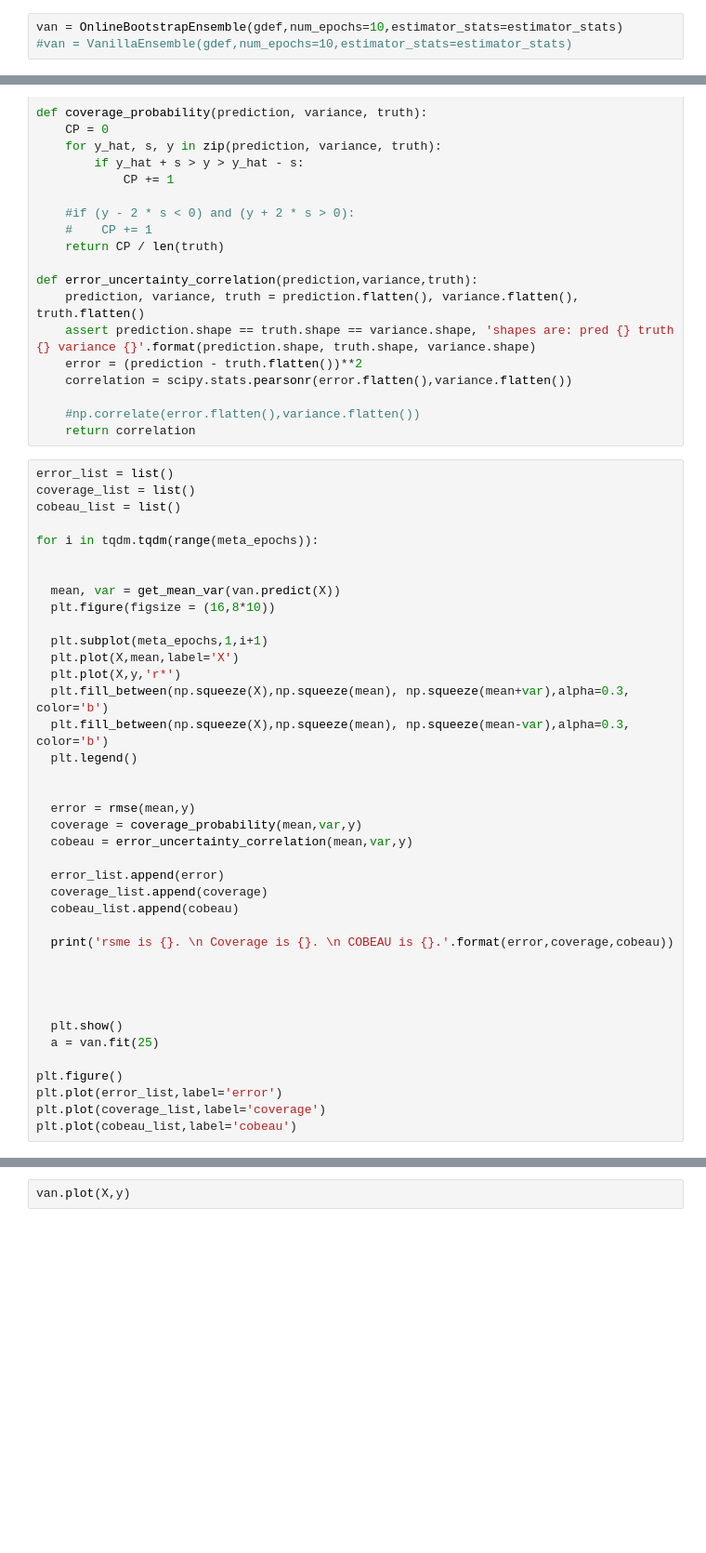
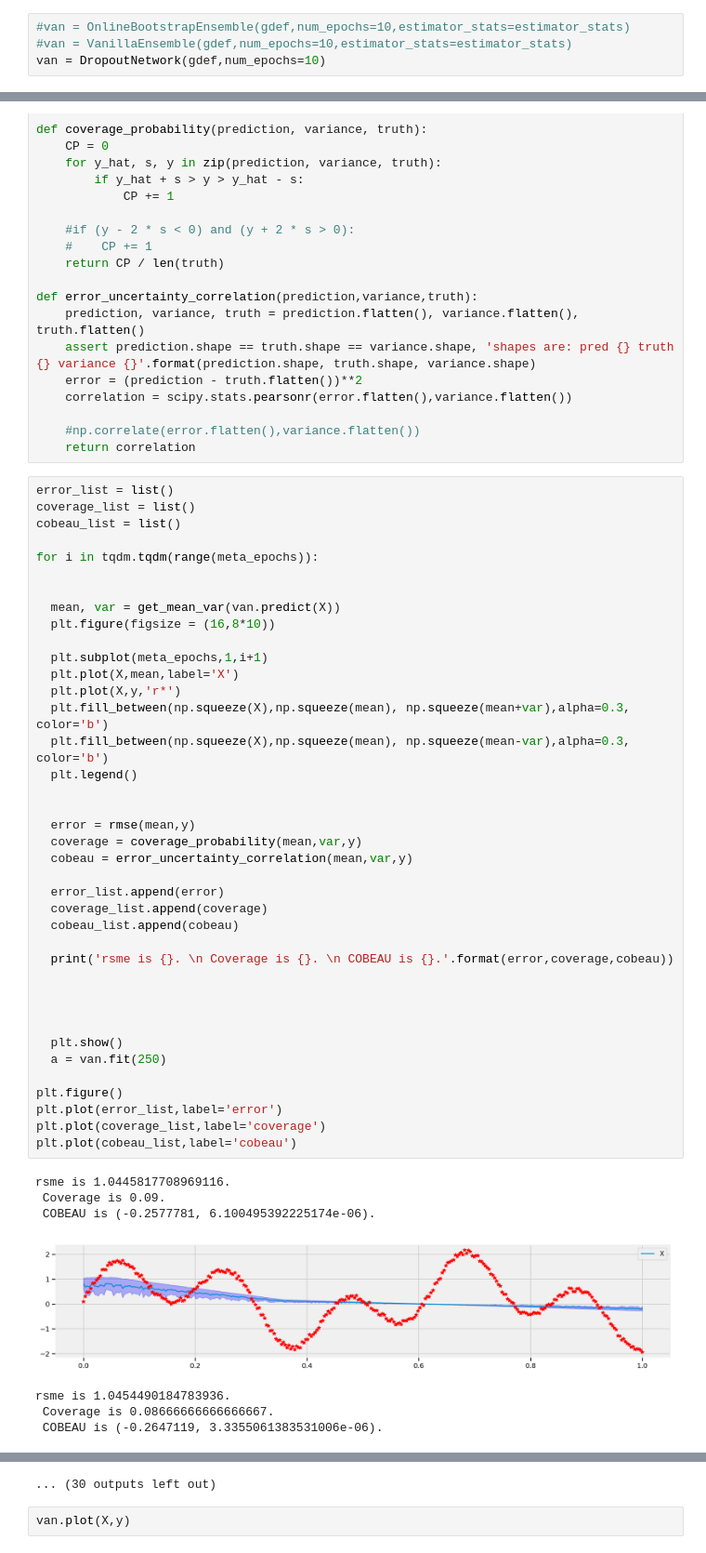
Before and after one commit to wooohoooo/tensorflow_1.X_playground, a Jupyter notebook: regression/notebooks/tf_datasets_ensemble.ipynb, the cells around one changed output, grey strips where cells are left out. Shown at 93% size. Cells and saved outputs as stored; diff of their text form; blank space fills up the shorter version.

Commit message:
added dropoutnetwork, still work in progress

```diff
--- a/regression/notebooks/tf_datasets_ensemble.ipynb
+++ b/regression/notebooks/tf_datasets_ensemble.ipynb
@@ -96,5 +101,6 @@ estimator_stats = [{
     #activagtions:tf.nn.relu  #tf.nn.tanh
         } for seed, num_neurons in zip(seeds,layers)]
 # %%
-van = OnlineBootstrapEnsemble(gdef,num_epochs=10,estimator_stats=estimator_stats)
+#van = OnlineBootstrapEnsemble(gdef,num_epochs=10,estimator_stats=estimator_stats)
 #van = VanillaEnsemble(gdef,num_epochs=10,estimator_stats=estimator_stats)
+van = DropoutNetwork(gdef,num_epochs=10)
@@ -164,31 +186,39 @@ for i in tqdm.tqdm(range(meta_epochs)):
   mean, var = get_mean_var(van.predict(X))
   plt.figure(figsize = (16,8*10))
 
   plt.subplot(meta_epochs,1,i+1)
   plt.plot(X,mean,label='X')
   plt.plot(X,y,'r*')
   plt.fill_between(np.squeeze(X),np.squeeze(mean), np.squeeze(mean+var),alpha=0.3, color='b')
   plt.fill_between(np.squeeze(X),np.squeeze(mean), np.squeeze(mean-var),alpha=0.3, color='b')
   plt.legend()
 
 
   error = rmse(mean,y)
   coverage = coverage_probability(mean,var,y)
   cobeau = error_uncertainty_correlation(mean,var,y)
 
   error_list.append(error)
   coverage_list.append(coverage)
   cobeau_list.append(cobeau)
 
   print('rsme is {}. \n Coverage is {}. \n COBEAU is {}.'.format(error,coverage,cobeau))
 
 
 
 
   plt.show()
-  a = van.fit(25)
+  a = van.fit(250)
 
 plt.figure()
 plt.plot(error_list,label='error')
 plt.plot(coverage_list,label='coverage')
 plt.plot(cobeau_list,label='cobeau')
+# %% [output]
+rsme is 1.0445817708969116.
+ Coverage is 0.09.
+ COBEAU is (-0.2577781, 6.100495392225174e-06).
+[figure, added]
+rsme is 1.0454490184783936.
+ Coverage is 0.08666666666666667.
+ COBEAU is (-0.2647119, 3.3355061383531006e-06).
@@ -195,3 +242,4 @@ plt.plot(cobeau_list,label='cobeau')
+... (30 outputs left out)
 # %%
 van.plot(X,y)
 # %% [markdown]
```
Also changed, not shown: parts of 7 cells of this notebook, 1 other file.
